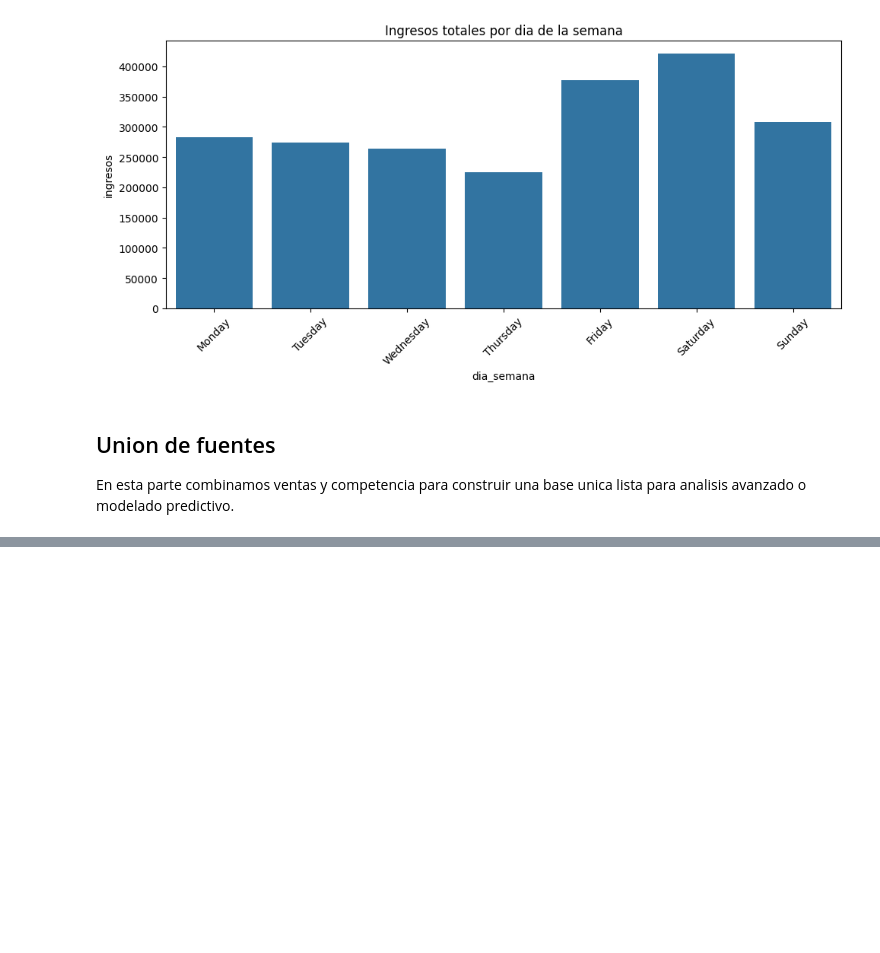
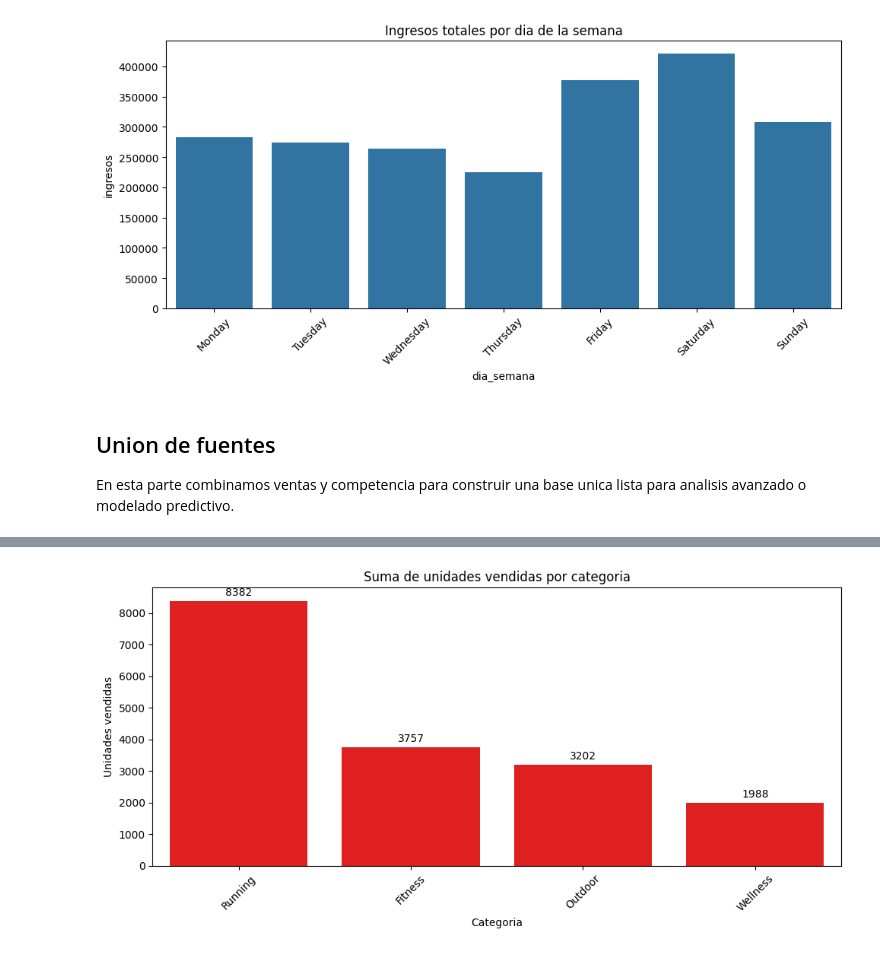
Before and after one commit to edgareem/forecastingVentas, a Jupyter notebook: notebooks/entrenamiento.ipynb, the cells around one changed output, grey strips where cells are left out. Cells and saved outputs as stored; diff of their text form; code cells hidden in the pictures; blank space fills up the shorter version.

```diff
--- a/notebooks/entrenamiento.ipynb
+++ b/notebooks/entrenamiento.ipynb
@@ -424,0 +564,43 @@ Columnas de df:
+# %%
+# Objetivo: entender que categorias concentran mas unidades vendidas.
+# Explicacion negocio: ayuda a priorizar familias de producto en stock, marketing y forecasting.
+
+# Aqui hacemos una version alternativa de la grafica anterior para mostrar como se pueden
+# personalizar los colores y aÃ±adir etiquetas con los valores exactos encima de cada barra,
+# lo que facilita la lectura y hace el grafico mas informativo.
+ventas_categoria_df = (
+    df.groupby('categoria', as_index=False)['unidades_vendidas']
+    .sum()
+    .sort_values('unidades_vendidas', ascending=False)
+)
+
+plt.figure(figsize=(10, 5))
+ax = sns.barplot(
+    data=ventas_categoria_df,
+    x='categoria',
+    y='unidades_vendidas',
+    color='red'
+)
+
+# AÃ±adimos la etiqueta con el valor encima de cada barra para facilitar la lectura.
+for container in ax.containers:
+    ax.bar_label(container, fmt='%.0f', padding=3)
+
+plt.title('Suma de unidades vendidas por categoria')
+plt.xlabel('Categoria')
+plt.ylabel('Unidades vendidas')
+plt.xticks(rotation=45)
+plt.tight_layout()
+plt.show()
+
+# Solo es una prueba: version alternativa en vertical.
+plt.figure(figsize=(14, 6))
+sns.barplot(data=top_productos_df, x='producto', y='unidades_vendidas', hue='producto', palette='crest', legend=False)
+plt.title('Top 10 productos por unidades vendidas - version vertical')
+plt.xlabel('Producto')
+plt.ylabel('Unidades vendidas')
+plt.xticks(rotation=45, ha='right')
+plt.tight_layout()
+plt.show()
+# %% [output]
+[figure, added]
```
Also changed, not shown: parts of 9 cells of this notebook.
